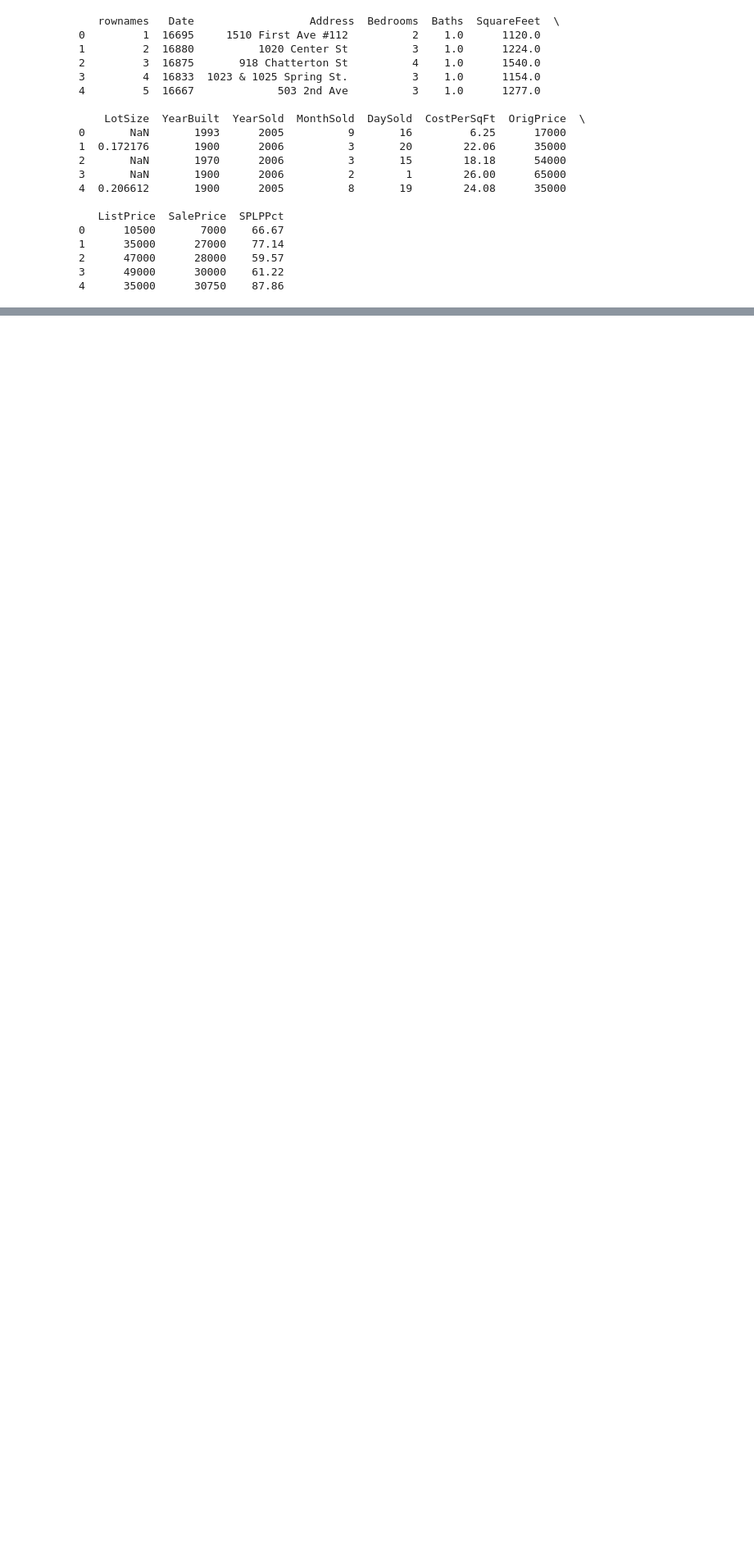
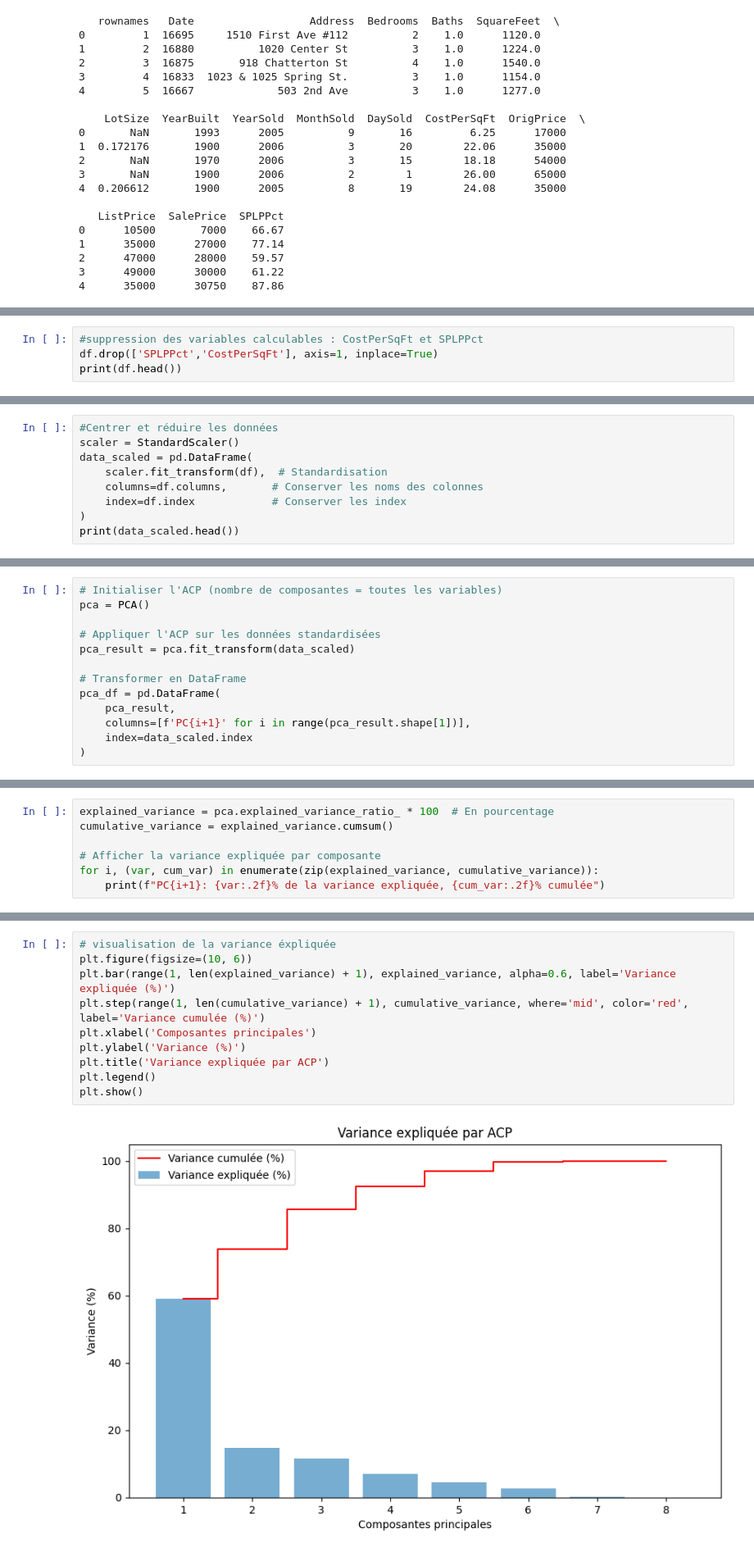
Before and after one commit to abla-rabia/house-prices-Analysis-PCA, a Jupyter notebook: notebook.ipynb, the cells around one changed output, grey strips where cells are left out. Shown at 82% size. Cells and saved outputs as stored; diff of their text form; blank space fills up the shorter version.

```diff
--- a/notebook.ipynb
+++ b/notebook.ipynb
@@ -119,0 +121,4 @@ for col in df.select_dtypes(include=['object']).columns:
+# %%
+#suppression des variables calculables : CostPerSqFt et SPLPPct
+df.drop(['SPLPPct','CostPerSqFt'], axis=1, inplace=True)
+print(df.head())
@@ -119,0 +139,9 @@ for col in df.select_dtypes(include=['object']).columns:
+# %%
+#Centrer et réduire les données
+scaler = StandardScaler()
+data_scaled = pd.DataFrame(
+    scaler.fit_transform(df),  # Standardisation
+    columns=df.columns,       # Conserver les noms des colonnes
+    index=df.index            # Conserver les index
+)
+print(data_scaled.head())
@@ -119,0 +162,13 @@ for col in df.select_dtypes(include=['object']).columns:
+# %%
+# Initialiser l'ACP (nombre de composantes = toutes les variables)
+pca = PCA()
+
+# Appliquer l'ACP sur les données standardisées
+pca_result = pca.fit_transform(data_scaled)
+
+# Transformer en DataFrame
+pca_df = pd.DataFrame(
+    pca_result,
+    columns=[f'PC{i+1}' for i in range(pca_result.shape[1])],
+    index=data_scaled.index
+)
@@ -119,0 +242,7 @@ for col in df.select_dtypes(include=['object']).columns:
+# %%
+explained_variance = pca.explained_variance_ratio_ * 100  # En pourcentage
+cumulative_variance = explained_variance.cumsum()
+
+# Afficher la variance expliquée par composante
+for i, (var, cum_var) in enumerate(zip(explained_variance, cumulative_variance)):
+    print(f"PC{i+1}: {var:.2f}% de la variance expliquée, {cum_var:.2f}% cumulée")
@@ -119,0 +258,12 @@ for col in df.select_dtypes(include=['object']).columns:
+# %%
+# visualisation de la variance éxpliquée
+plt.figure(figsize=(10, 6))
+plt.bar(range(1, len(explained_variance) + 1), explained_variance, alpha=0.6, label='Variance expliquée (%)')
+plt.step(range(1, len(cumulative_variance) + 1), cumulative_variance, where='mid', color='red', label='Variance cumulée (%)')
+plt.xlabel('Composantes principales')
+plt.ylabel('Variance (%)')
+plt.title('Variance expliquée par ACP')
+plt.legend()
+plt.show()
+# %% [output]
+[figure, added]
```
Also changed, not shown: parts of 30 cells of this notebook.
